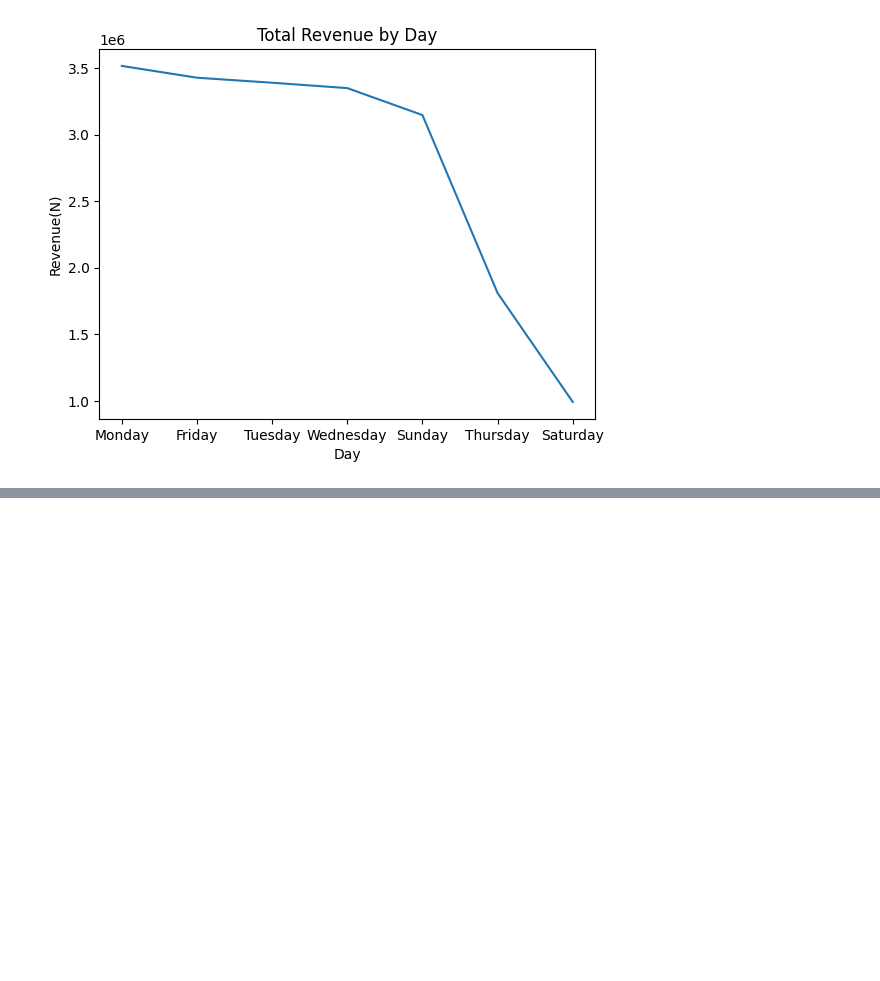
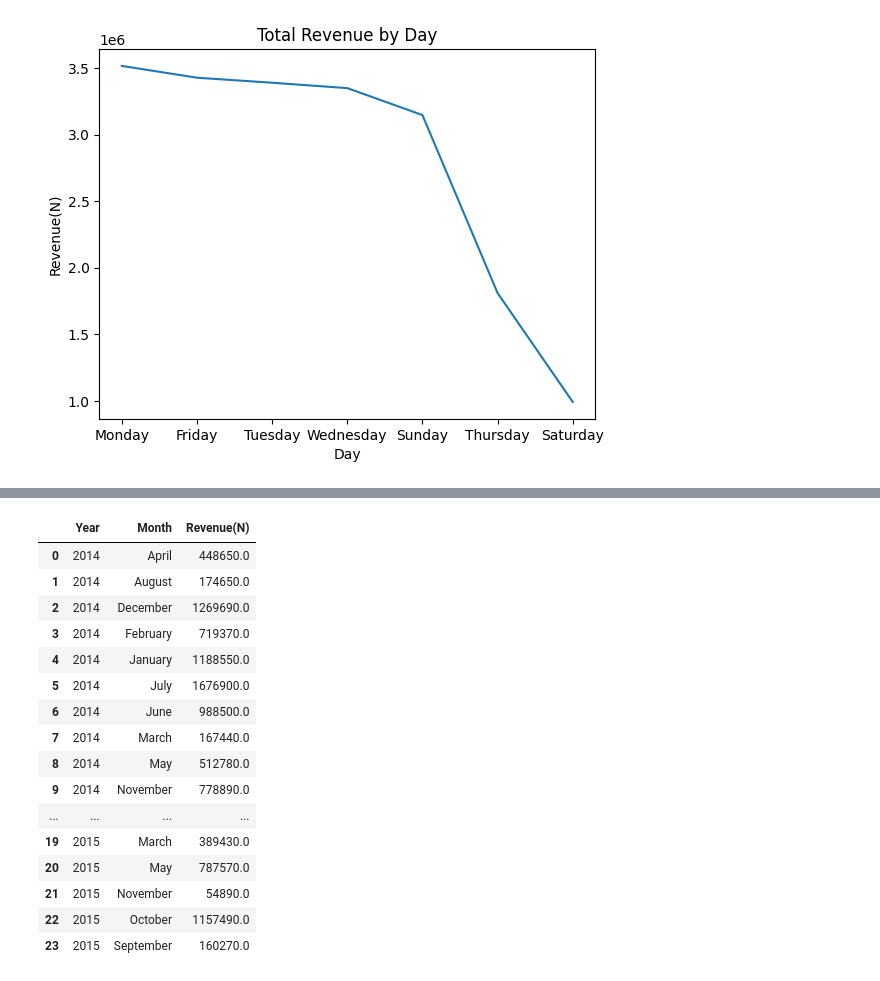
Before and after one commit to Hardemiyiwa/AI_Engineer, a Jupyter notebook: my_task/week_6/victor_ademuyiwa_task14/task14.ipynb, the cells around one changed output, grey strips where cells are left out. Cells and saved outputs as stored; diff of their text form; code cells hidden in the pictures; blank space fills up the shorter version.

```diff
--- a/my_task/week_6/victor_ademuyiwa_task14/task14.ipynb
+++ b/my_task/week_6/victor_ademuyiwa_task14/task14.ipynb
@@ -470,0 +500,22 @@ plt.show()
+# %%
+# 6. Trends of sales
+Trends_of_sales_over_the_year = df.groupby(["Year", "Month"])["Revenue(N)"].sum().reset_index()
+Trends_of_sales_over_the_year
+# %% [output]
+|  | Year | Month | Revenue(N) |
+| 0 | 2014 | April | 448650.0 |
+| 1 | 2014 | August | 174650.0 |
+| 2 | 2014 | December | 1269690.0 |
+| 3 | 2014 | February | 719370.0 |
+| 4 | 2014 | January | 1188550.0 |
+| 5 | 2014 | July | 1676900.0 |
+| 6 | 2014 | June | 988500.0 |
+| 7 | 2014 | March | 167440.0 |
+| 8 | 2014 | May | 512780.0 |
+| 9 | 2014 | November | 778890.0 |
+| ... | ... | ... | ... |
+| 19 | 2015 | March | 389430.0 |
+| 20 | 2015 | May | 787570.0 |
+| 21 | 2015 | November | 54890.0 |
+| 22 | 2015 | October | 1157490.0 |
+| 23 | 2015 | September | 160270.0 |
```
Also changed, not shown: parts of 3 cells of this notebook.
